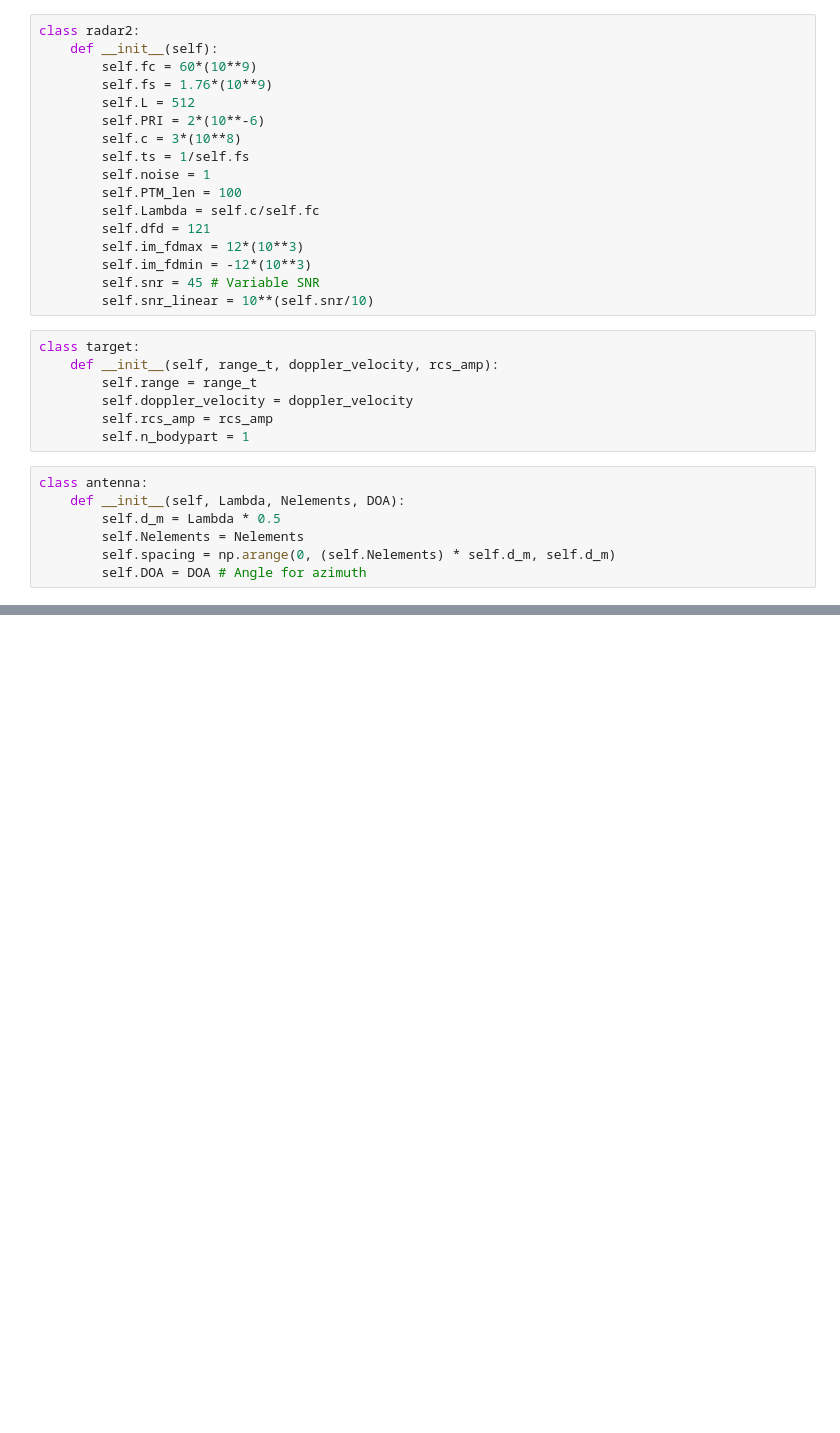
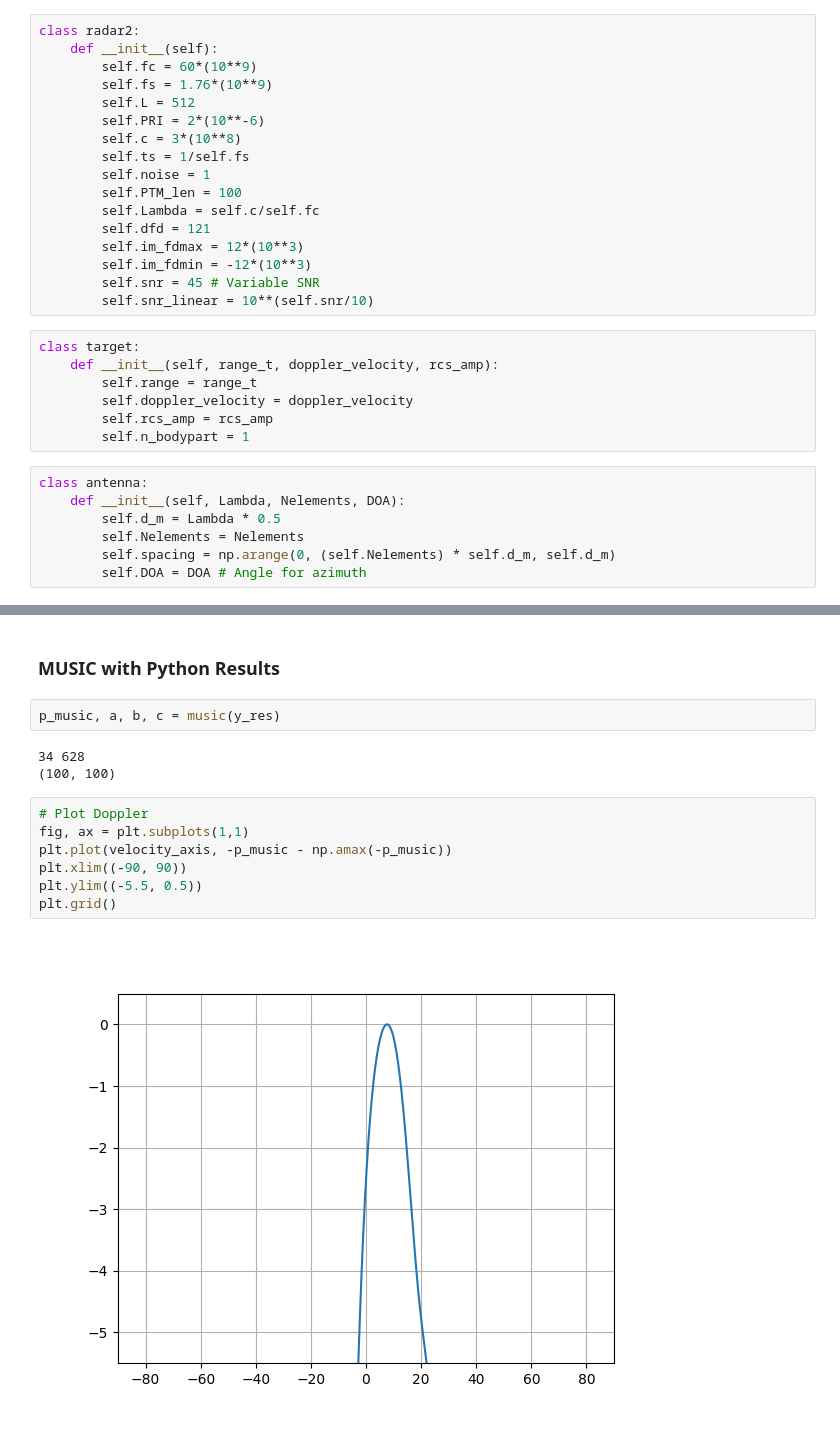
Before and after one commit to sidharth-jha/FPGA-IP, a Jupyter notebook: PYNQ-Demo/JRC-PS.ipynb, the cells around one changed output, grey strips where cells are left out. Saved outputs shown, nothing was run; the diff lists cells and outputs as text; blank space fills up the shorter version.

Commit message:
Complete JRC - MF + MUSIC + CLEAN

```diff
--- a/PYNQ-Demo/JRC-PS.ipynb
+++ b/PYNQ-Demo/JRC-PS.ipynb
@@ -271,0 +439,16 @@ plt.show()
+# %% [markdown]
+### MUSIC with Python Results
+# %%
+p_music, a, b, c = music(y_res)
+# %% [output]
+34 628
+(100, 100)
+# %%
+# Plot Doppler
+fig, ax = plt.subplots(1,1)
+plt.plot(velocity_axis, -p_music - np.amax(-p_music))
+plt.xlim((-90, 90))
+plt.ylim((-5.5, 0.5))
+plt.grid()
+# %% [output]
+[figure, added]
```
Also changed, not shown: parts of 20 cells of this notebook.
